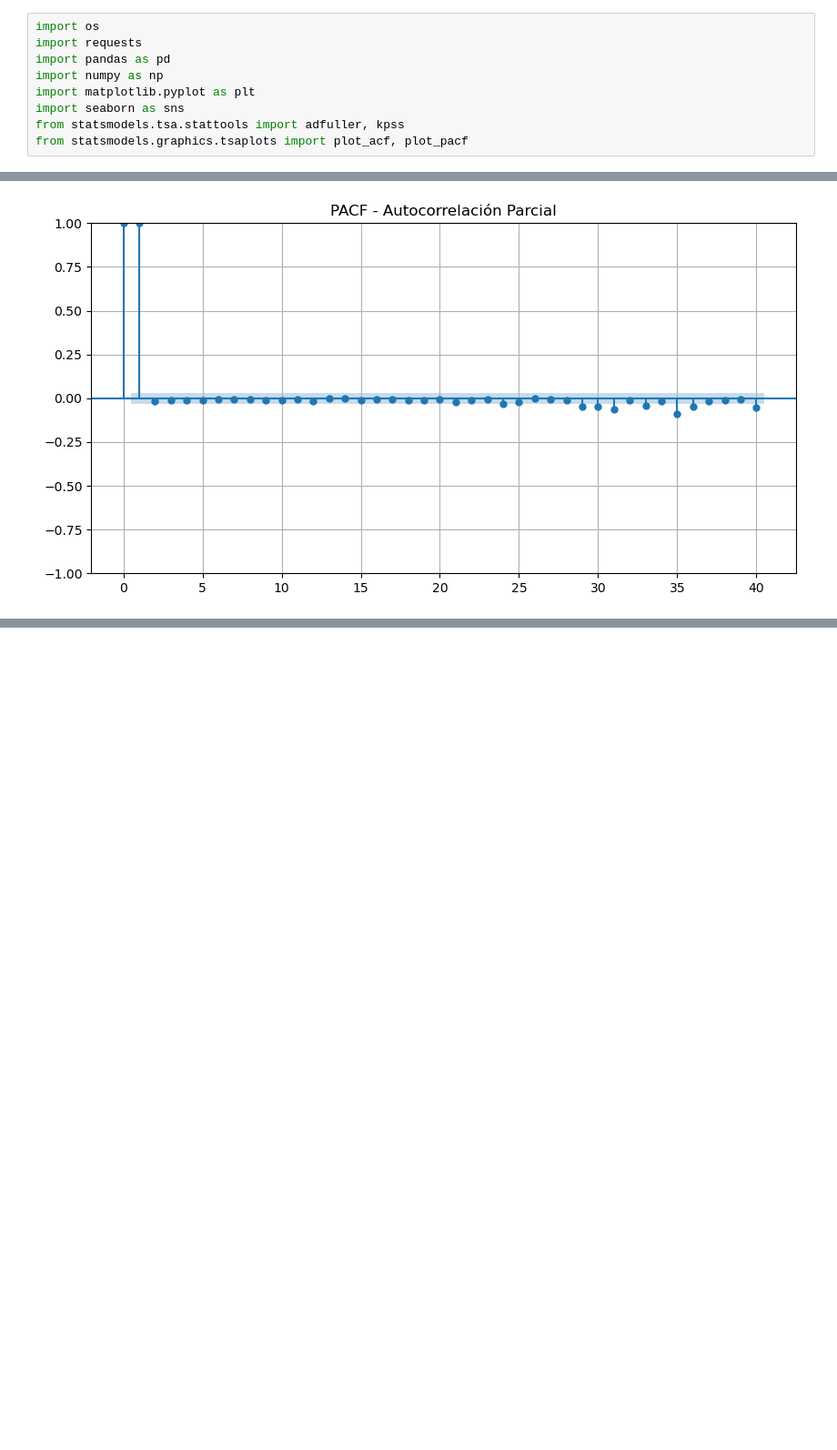
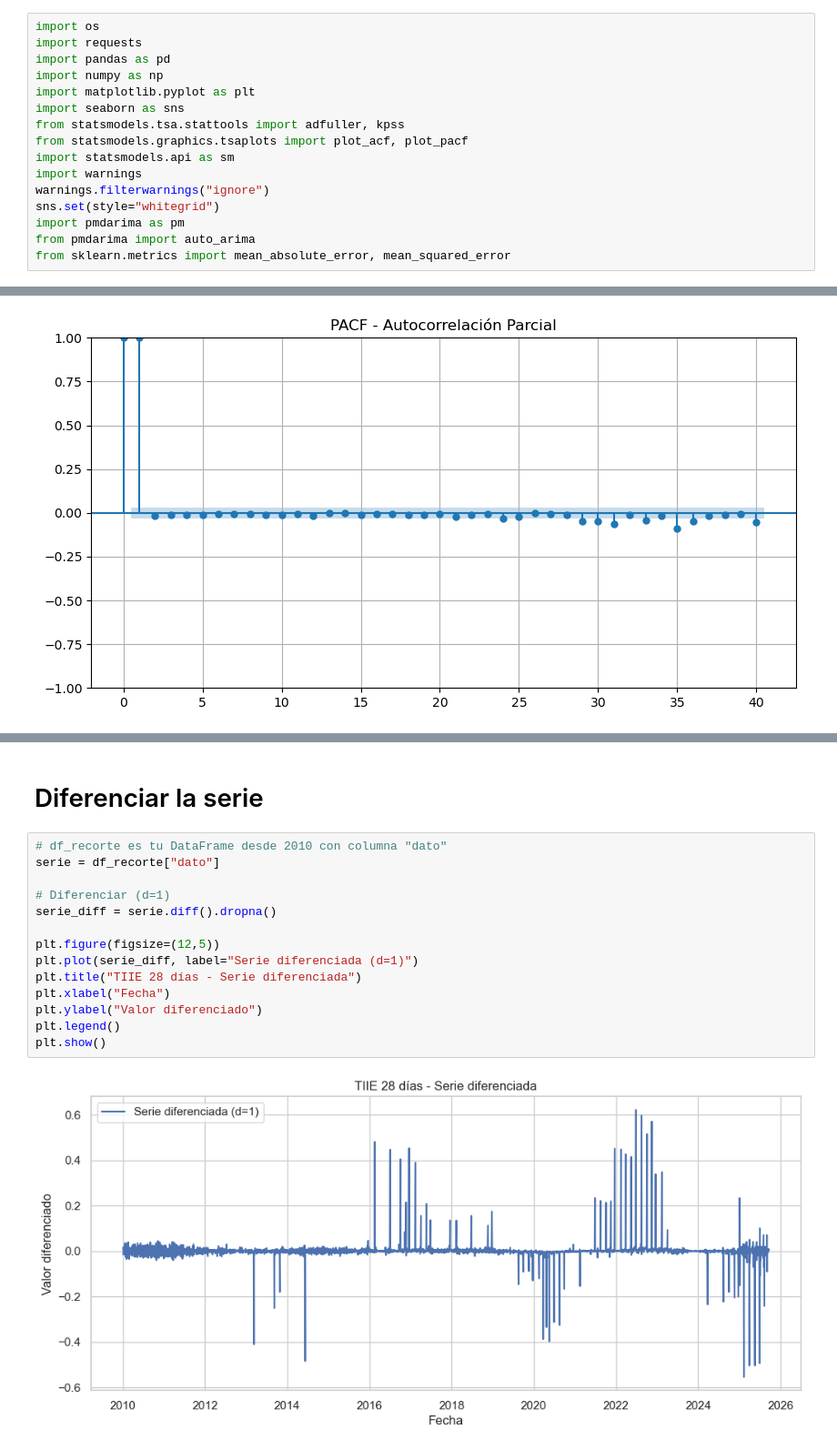
Before and after one commit to maxaguayo01/TIIE_28, a Jupyter notebook: TIIE_28dias.ipynb, the cells around one changed output, grey strips where cells are left out. Shown at 91% size. Drawn from its saved outputs; the diff is of its cells as text; blank space fills up the shorter version.

```diff
--- a/TIIE_28dias.ipynb
+++ b/TIIE_28dias.ipynb
@@ -9,6 +9,13 @@ import matplotlib.pyplot as plt
 import seaborn as sns
 from statsmodels.tsa.stattools import adfuller, kpss
 from statsmodels.graphics.tsaplots import plot_acf, plot_pacf
+import statsmodels.api as sm
+import warnings
+warnings.filterwarnings("ignore")
+sns.set(style="whitegrid")
+import pmdarima as pm
+from pmdarima import auto_arima
+from sklearn.metrics import mean_absolute_error, mean_squared_error
 # %% [markdown]
 # Token
 # %%
@@ -287,0 +328,18 @@ plt.show()
+# %% [markdown]
+# Diferenciar la serie
+# %%
+# df_recorte es tu DataFrame desde 2010 con columna "dato"
+serie = df_recorte["dato"]
+
+# Diferenciar (d=1)
+serie_diff = serie.diff().dropna()
+
+plt.figure(figsize=(12,5))
+plt.plot(serie_diff, label="Serie diferenciada (d=1)")
+plt.title("TIIE 28 días - Serie diferenciada")
+plt.xlabel("Fecha")
+plt.ylabel("Valor diferenciado")
+plt.legend()
+plt.show()
+# %% [output]
+[figure, added]
```
Also changed, not shown: parts of 12 cells of this notebook.
